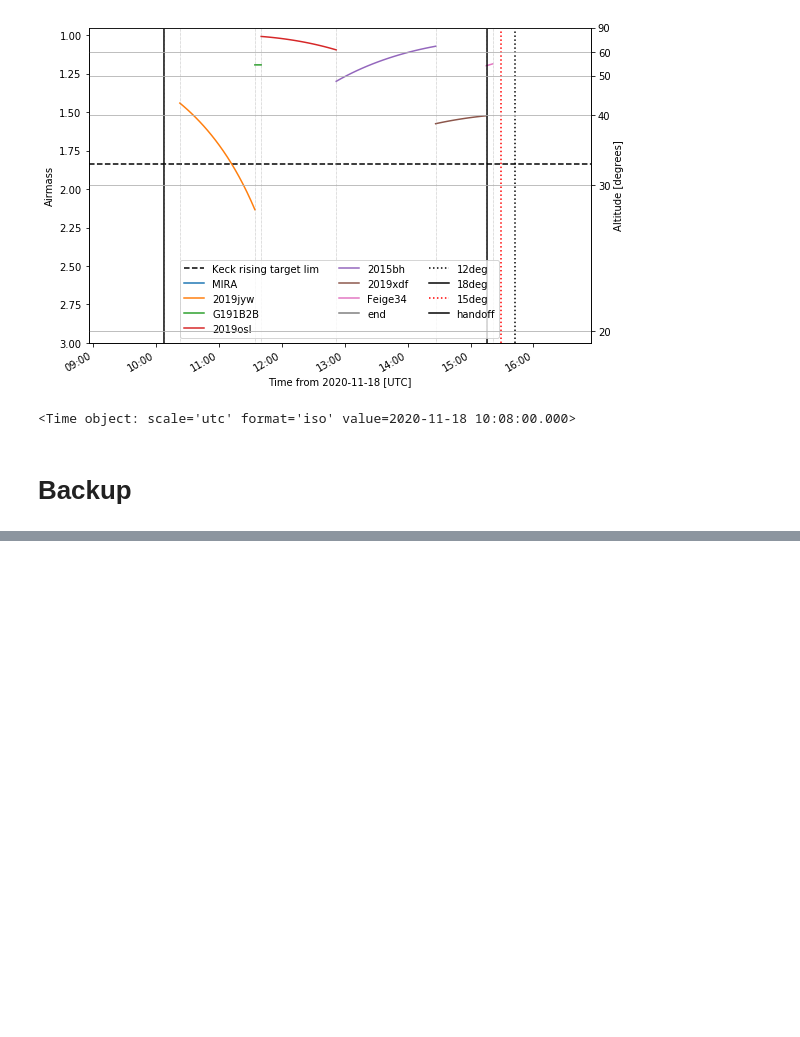
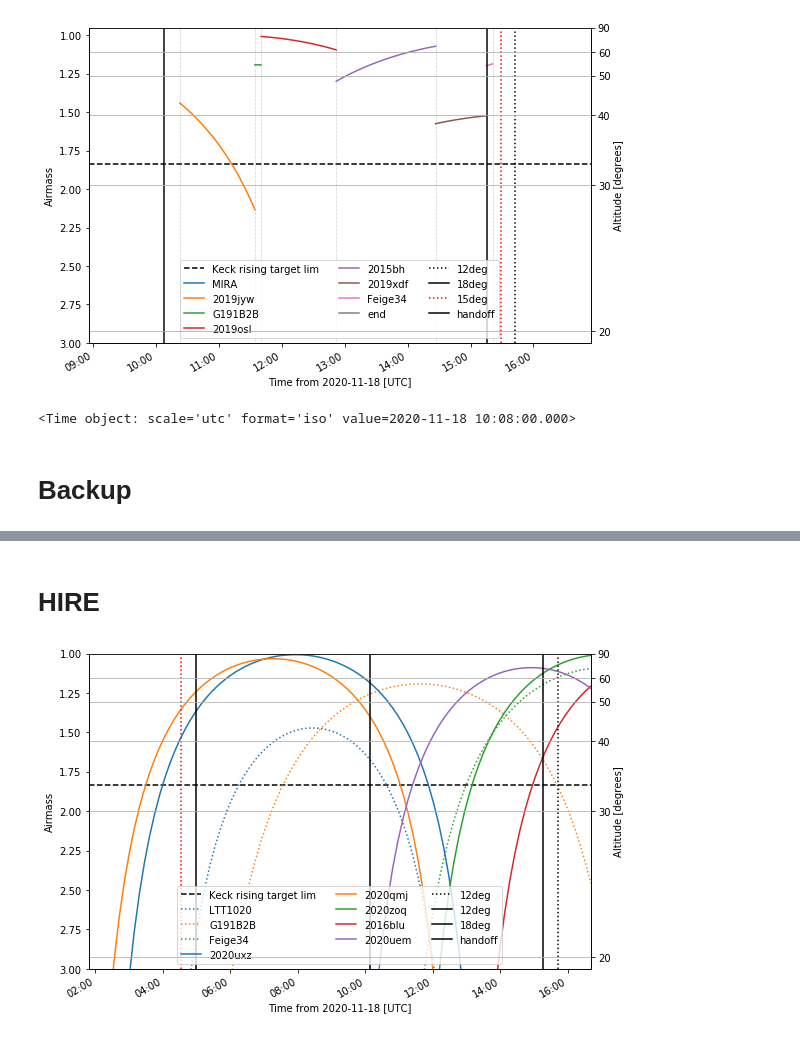
Before and after one commit to svalenti/Keck_observations, a Jupyter notebook: 20201118_lris/visibility/visibility.ipynb, the cells around one changed output, grey strips where cells are left out. Saved outputs shown, nothing was run; the diff lists cells and outputs as text; code cells hidden in the pictures; blank space fills up the shorter version.

Commit message:
plan for hires

```diff
--- a/20201118_lris/visibility/visibility.ipynb
+++ b/20201118_lris/visibility/visibility.ipynb
@@ -583,0 +588,39 @@ plt.savefig('schedule_backup.pdf')
+# %% [markdown]
+# HIRE
+# %%
+sn2020qmj = astroplan.FixedTarget(coord=SkyCoord('00:44:06.01', '+05:15:35.9', unit=(u.hourangle, u.degree)),
+                                  name='2020qmj')
+at2020zoq = astroplan.FixedTarget(coord=SkyCoord('10:36:21.54', '+13:43:08.9', unit=(u.hourangle, u.degree)),
+                                  name='2020zoq')
+sn2020uxz = astroplan.FixedTarget(coord=SkyCoord('01:24:06.87', '+12:55:17.3', unit=(u.hourangle, u.degree)),
+                                  name='2020uxz')
+at2016blu = astroplan.FixedTarget(coord=SkyCoord('12:35:52.16', '+27:55:56.0', unit=(u.hourangle, u.degree)),
+                                  name='2016blu')
+sn2020uem = astroplan.FixedTarget(coord=SkyCoord('08:24:23.850', '-03:29:19.10', unit=(u.hourangle, u.degree)),
+                                  name='2020uem')
+# %%
+targets = [sn2020uxz, sn2020qmj, at2020zoq, at2016blu, sn2020uem]
+# %%
+plt.close()
+fig = plt.figure(figsize=(9,6))
+fig.subplotpars.update(bottom=0.15)
+ax = fig.add_subplot(111)
+ax.axhline(1/np.cos(((90-33)*u.degree).to(u.radian)), color='k', ls='--', label='Keck rising target lim')
+time = today+np.linspace(-0.3, 0.32, 100)
+for std in chosen_stds:
+    plots.plot_airmass(std, observer, time, style_kwargs={'linestyle':':'})
+
+for cycle, itarget in zip(custom_cycler,targets):
+    plots.plot_airmass(itarget, observer, time, altitude_yaxis=True, ax=ax, style_kwargs=cycle)
+ax.axvline(twi12deg.plot_date, linestyle=':', label='12deg', color='k')
+ax.axvline(twi18deg.plot_date, label='12deg', color='k')
+ax.axvline(pre_twi18deg.plot_date, label='18deg', color='k')
+ax.axvline(handoff.plot_date, label='handoff', color='k')
+ax.axvline(pre_twi12deg.plot_date, color='red', ls=':')
+#plt.axhline()
+ax.legend(ncol=3, loc='lower center')
+
+plt.grid()
+plt.savefig('visibility_HIRES.pdf')
+# %% [output]
+[figure, added]
```
Also changed, not shown: parts of 17 cells of this notebook, 7 other files.
